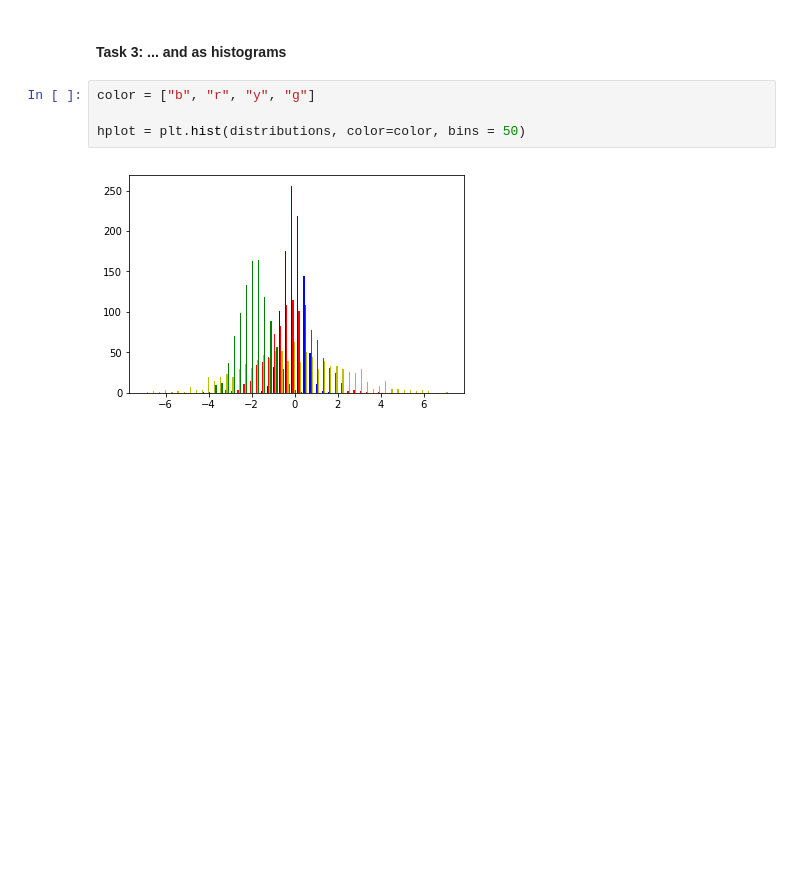
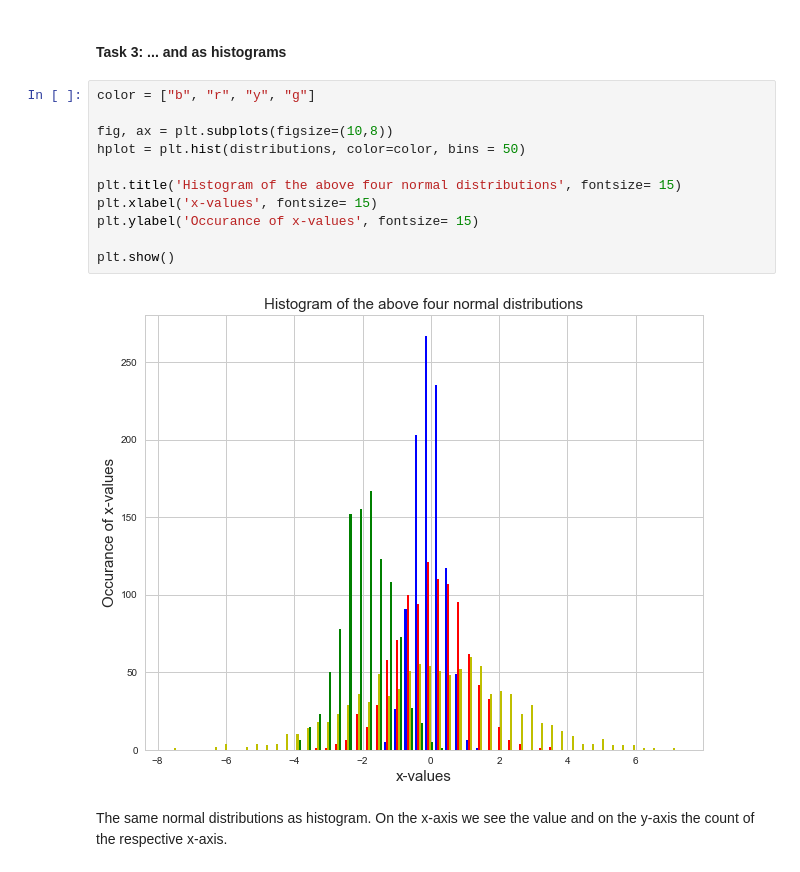
Before and after one commit to TrisKast/DataScience-Bioinformatics, a Jupyter notebook: notebooks/Day1_Visualization.ipynb, the cells around one changed output. Drawn from its saved outputs; the diff is of its cells as text; blank space fills up the shorter version.

```diff
--- a/notebooks/Day1_Visualization.ipynb
+++ b/notebooks/Day1_Visualization.ipynb
@@ -114,8 +136,17 @@ sns.boxplot(data=s)
 # %% [markdown]
 #### Task 3: ... and as histograms
-# %%
-color = ["b", "r", "y", "g"]
-
-hplot = plt.hist(distributions, color=color, bins = 50)
-# %% [output]
-[figure, removed]
+# %%
+color = ["b", "r", "y", "g"]
+
+fig, ax = plt.subplots(figsize=(10,8))
+hplot = plt.hist(distributions, color=color, bins = 50)
+
+plt.title('Histogram of the above four normal distributions', fontsize= 15)
+plt.xlabel('x-values', fontsize= 15)
+plt.ylabel('Occurance of x-values', fontsize= 15)
+
+plt.show()
+# %% [output]
+[figure, added]
+# %% [markdown]
+The same normal distributions as histogram. On the x-axis we see the value and on the y-axis the count of the respective x-axis.
```
Also changed, not shown: parts of 6 cells of this notebook, 15 other files.
